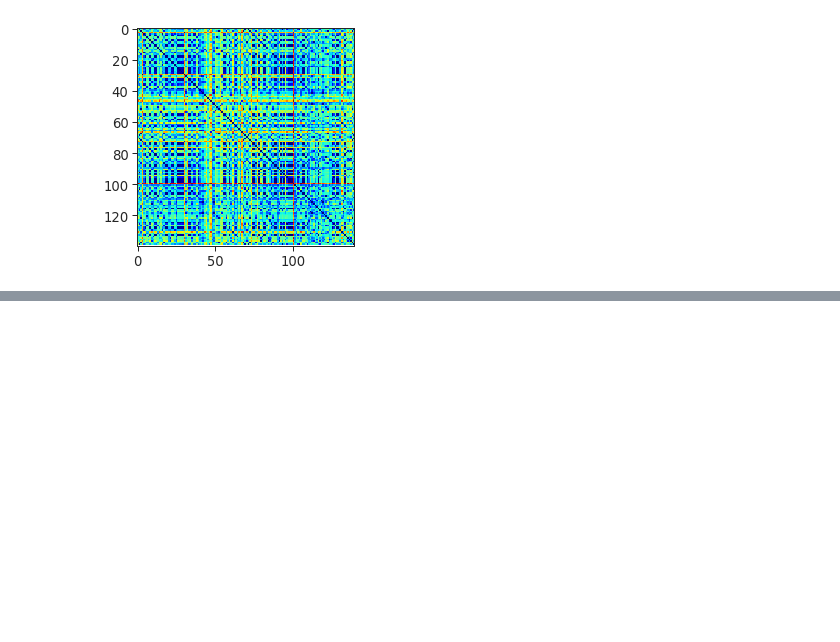
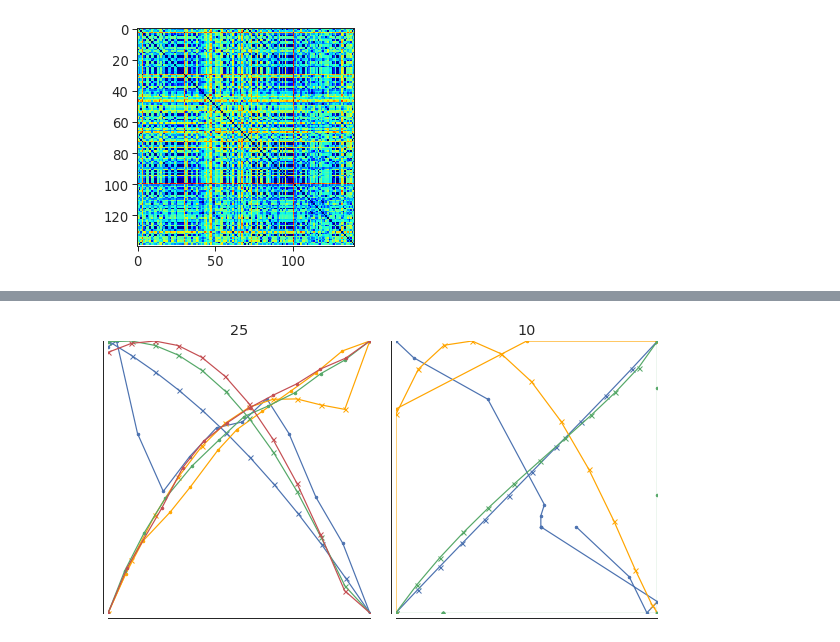
Before and after one commit to lappalainenj/mapsgan, a Jupyter notebook: examples/diversity_score.ipynb, the cells around one changed output, grey strips where cells are left out. Cells and saved outputs as stored; diff of their text form; code cells hidden in the pictures; blank space fills up the shorter version.

```diff
--- a/examples/diversity_score.ipynb
+++ b/examples/diversity_score.ipynb
@@ -186,0 +199,7 @@ plt.imshow(dm[0], cmap='jet')
+# %%
+out2 = out
+out2['xy_pred'] = norm_scene(out['xy_pred'])
+out2['xy_out'] = norm_scene(out['xy_out'])
+viz.trajectories(out2, scenes=[25, 10], input_truth=False, ground_truth=True,xlim=(0, 1), ylim=(0, 1))
+# %% [output]
+[figure, added]
```
Also changed, not shown: parts of 9 cells of this notebook, 3 other files.
